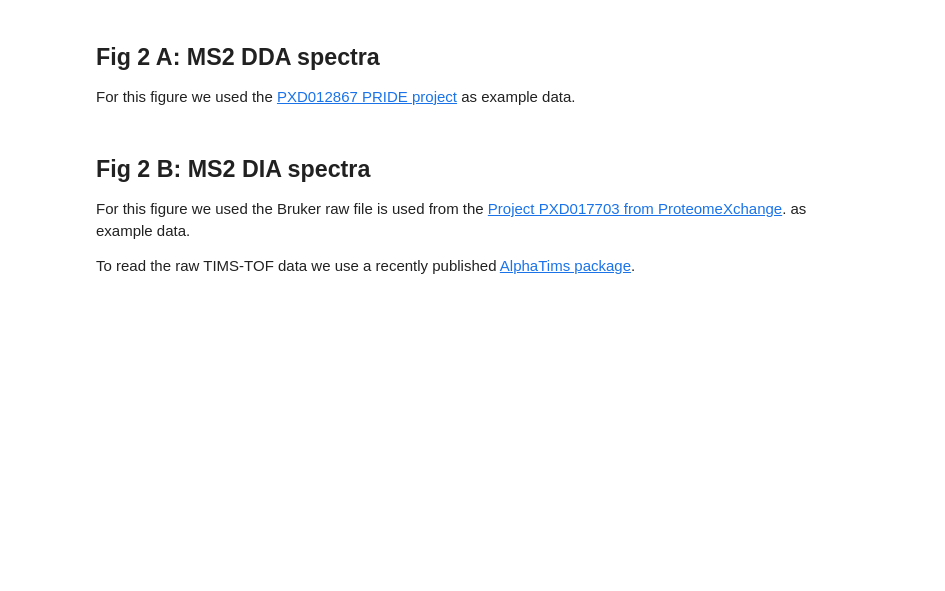
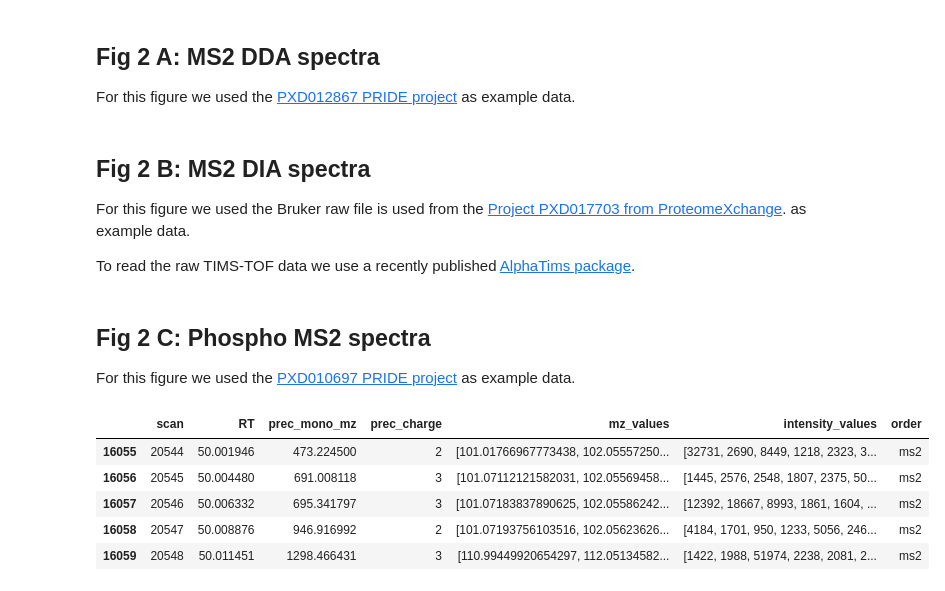
Before and after one commit to MannLabs/ProteomicsVisualization, a Jupyter notebook: Figure 2.ipynb, the cells around one changed output. Drawn from its saved outputs; the diff is of its cells as text; code cells hidden in the pictures; blank space fills up the shorter version.

Commit message:
feat: add 2c - phospho MS2 spectrum

```diff
--- a/Figure 2.ipynb
+++ b/Figure 2.ipynb
@@ -15,9 +15,9 @@ import alphatims.bruker
 
 For this figure we used the [PXD012867 PRIDE project](https://www.ebi.ac.uk/pride/archive/projects/PXD012867) as example data.
 # %%
-sample_path = '.../Data/PXD012867_yeast_project/20190124_QX3_JuSc_SA_JS7_1_wt_4h_1.raw'
+ms2_dda_path = '.../Data/PXD012867_yeast_project/20190124_QX3_JuSc_SA_JS7_1_wt_4h_1.raw'
 # %%
-data = utils.load_thermo_raw(sample_path)
+ms2_dda_data = utils.load_thermo_raw(ms2_dda_path)
 # %%
 # this plotting function is taken from the AlphaViz package (https://github.com/MannLabs/alphaviz) and modified
 def plot_mass_spectra(
@@ -124,3 +124,27 @@ plot_mass_spectra(
     intensity_values=peptide_data.intensity_values.values,
     title='MS2 DIA spectrum for the RT = 10.564 min and m/z window = 400-425 Th.'
 ).show(config=utils.config)
+# %% [markdown]
+## Fig 2 C: Phospho MS2 spectra
+
+For this figure we used the [PXD010697 PRIDE project](https://www.ebi.ac.uk/pride/archive/projects/PXD010697) as example data.
+# %%
+phospho_path = '../Data/PXD010697_circadian_clock/20170123_Qep6_ChRo_SA_collab_SYN_CT_phospho_1.raw'
+# %%
+phospho_data = utils.load_thermo_raw(phospho_path)
+# %%
+df_ms2_phospho = pd.DataFrame({'scan': phospho_data['scan_list_ms2'],
+                    'RT': phospho_data['rt_list_ms2'],
+                    'prec_mono_mz': phospho_data['mono_mzs2'],
+                    'prec_charge': phospho_data['charge_ms2'],
+                    'mz_values': phospho_data['mass_list_ms2'],
+                   'intensity_values': phospho_data['int_list_ms2'],
+                    'order': 'ms2'})
+df_ms2_phospho[df_ms2_phospho.RT > 50].head()
+# %% [output]
+|  | scan | RT | prec_mono_mz | prec_charge | mz_values | intensity_values | order |
+| 16055 | 20544 | 50.001946 | 473.224500 | 2 | [101.01766967773438, 102.05557250... | [32731, 2690, 8449, 1218, 2323, 3... | ms2 |
+| 16056 | 20545 | 50.004480 | 691.008118 | 3 | [101.07112121582031, 102.05569458... | [1445, 2576, 2548, 1807, 2375, 50... | ms2 |
+| 16057 | 20546 | 50.006332 | 695.341797 | 3 | [101.07183837890625, 102.05586242... | [12392, 18667, 8993, 1861, 1604, ... | ms2 |
+| 16058 | 20547 | 50.008876 | 946.916992 | 2 | [101.07193756103516, 102.05623626... | [4184, 1701, 950, 1233, 5056, 246... | ms2 |
+| 16059 | 20548 | 50.011451 | 1298.466431 | 3 | [110.99449920654297, 112.05134582... | [1422, 1988, 51974, 2238, 2081, 2... | ms2 |
```
Also changed, not shown: parts of 2 cells of this notebook.
